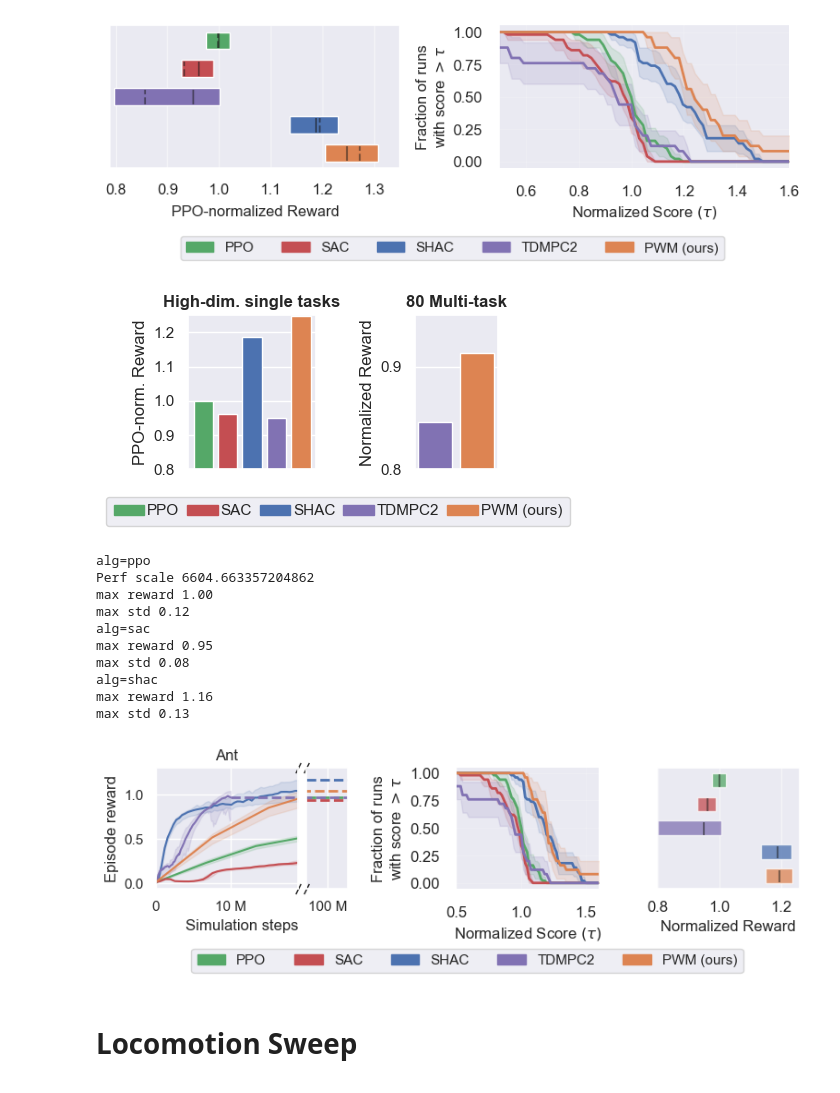
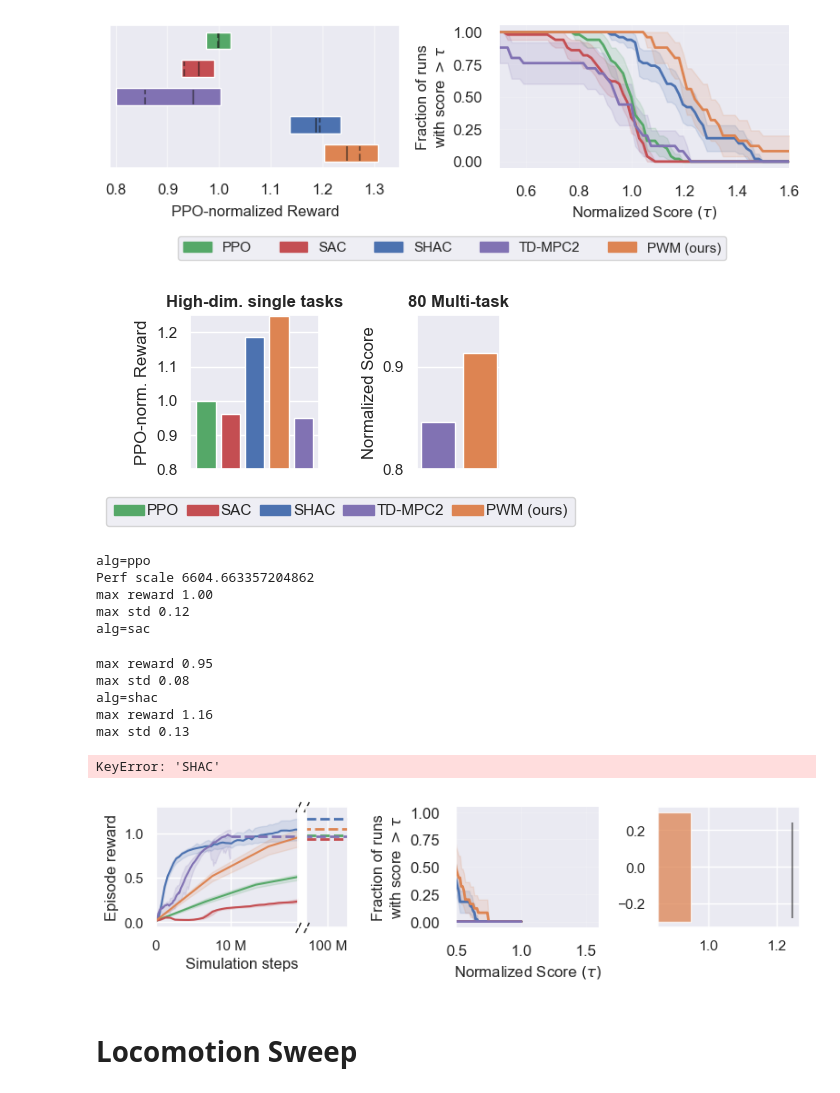
Before and after one commit to imgeorgiev/PWM, a Jupyter notebook: results/results.ipynb, the cells around one changed output. Cells and saved outputs as stored; diff of their text form; code cells hidden in the pictures.

Commit message:
update result plots and figures

```diff
--- a/results/results.ipynb
+++ b/results/results.ipynb
@@ -23,7 +23,7 @@ colors = {"PPO": colors[2],
          "SAC": colors[3],
          # "TDMPC (no planning)": colors[4],
          "SHAC": colors[0],
-         "TDMPC2": colors[4],
+         "TD-MPC2": colors[4],
          "PWM": colors[1]}
 
 # used to gather normalisation values
@@ -227,6 +227,9 @@ for alg in ["ppo", "sac", "shac", "tdmpc2", "pwm"]:
     scores = np.expand_dims(np.array(scores), -1)
     score_dict.update({alg.upper(): scores})
 
+score_dict["TD-MPC2"] = score_dict["TDMPC2"]
+del score_dict["TDMPC2"]
+
 tau = np.linspace(0.5, 2.0, 100)
 reps = 2000
 score_distributions, score_distributions_cis = rly.create_performance_profile(score_dict, tau, reps=reps, confidence_interval_size=0.95)
@@ -258,7 +261,7 @@ env = "ant"
 
 # plot CI and median
 h=0.6
-labels = ["PPO", "SAC", "TDMPC2", "SHAC", "PWM"][::-1]
+labels = ["PPO", "SAC", "TD-MPC2", "SHAC", "PWM"][::-1]
 
 plot_utils.plot_performance_profiles(
   score_distributions, tau,
@@ -303,7 +306,7 @@ plt.tight_layout()
 
 # Create fancy legend
 fig.legend(handles=fancy_legend, loc='center', bbox_to_anchor=(0.5, -0.05), fancybox=True, shadow=False, ncol=len(fancy_legend))
-plt.savefig("../figures/dflex_results_agg.png", bbox_inches="tight", pad_inches=0)
+plt.savefig("../figures/dflex_results_agg.pdf", bbox_inches="tight", pad_inches=0)
 # %% [output]
 [figure]
 # %%
@@ -342,7 +345,7 @@ pwm_scores = pwm_data.score.values[..., None, None]
 
 # score dict is {algo: np.array num_exp x seeds x episode_rewards}
 score_dict_mt = {
-            "TDMPC2": tdmpc_scores,
+            "TD-MPC2": tdmpc_scores,
             "PWM": pwm_scores,
             }
 
@@ -359,7 +362,7 @@ for alg, rew in iqm_scores_mt.items():
     i += 1
 
 ax2.set_ylim((0.8, 0.95))
-ax2.set_ylabel("Normalized Reward")
+ax2.set_ylabel("Normalized Score")
 ax2.set_xticks([])
 ax2.set_yticks([0.8, 0.9])
 ax2.set_title("80 Multi-task", fontweight="bold")
@@ -367,9 +370,9 @@ ax2.set_title("80 Multi-task", fontweight="bold")
 
 f.legend(handles=fancy_legend, loc='center', bbox_to_anchor=(0.5, -0.1), fancybox=True, shadow=False, ncol=len(fancy_legend), columnspacing=0.5, handletextpad=0.2, borderpad=0.5)
 plt.tight_layout()
-plt.savefig("../figures/teaser.png", bbox_inches="tight", pad_inches=0)
+plt.savefig("../figures/teaser.pdf", bbox_inches="tight", pad_inches=0)
 # %% [output]
-[figure, old version]
+[figure, new version]
 # %%
 # Ant Figure
 fig, ax = plt.subplot_mosaic("0001..222.333", figsize=(9,1.7), sharey=False)
@@ -421,12 +424,12 @@ data = process_step_data_iqm("data/tdmpc2_ant.csv", col=col, downsample=500, smo
 data[f"{col}"] /= perf_scale
 data[f"{col}_min"] /= perf_scale
 data[f"{col}_max"] /= perf_scale
-ax['0'].plot(data.index, data[col], color=colors["TDMPC2"])
-ax['0'].fill_between(data.index, data[f"{col}_min"], data[f"{col}_max"], color=colors["TDMPC2"], alpha=0.15)
+ax['0'].plot(data.index, data[col], color=colors["TD-MPC2"])
+ax['0'].fill_between(data.index, data[f"{col}_min"], data[f"{col}_max"], color=colors["TD-MPC2"], alpha=0.15)
 last = data.index[-1]
 span = (last, span[1])
-ax['0'].plot(np.linspace(span[0],span[1], n), data[f"{col}"].dropna().iloc[-1].repeat(n), '--', c=colors["TDMPC2"], lw=2)
-ax['1'].plot(np.linspace(span[0],span[1], n), data[f"{col}"].dropna().iloc[-1].repeat(n), '--', c=colors["TDMPC2"], lw=2)
+ax['0'].plot(np.linspace(span[0],span[1], n), data[f"{col}"].dropna().iloc[-1].repeat(n), '--', c=colors["TD-MPC2"], lw=2)
+ax['1'].plot(np.linspace(span[0],span[1], n), data[f"{col}"].dropna().iloc[-1].repeat(n), '--', c=colors["TD-MPC2"], lw=2)
 
 # plot PWM
 col = "rewards"
@@ -463,7 +466,7 @@ ax['1'].plot([0, 0], [0, 1], transform=ax['1'].transAxes, **kwargs)
 
 # plot CI and median
 h=0.6
-labels = ["PPO", "SAC", "TDMPC2", "SHAC", "PWM"][::-1]
+labels = ["PPO", "SAC", "TD-MPC2", "SHAC", "PWM"][::-1]
 
 plot_utils.plot_performance_profiles(
   score_distributions, tau,
@@ -484,39 +487,40 @@ for idx, alg in enumerate(labels):
         ymin=idx - (7.5 * h / 16),
         ymax=idx + (6.5 * h / 16),
         color='k',
         alpha=0.5)
 
 # cleanup grid and axis
 ax['3'].spines['left'].set_visible(False)
 ax['3'].grid(False)
 ax['3'].grid(True, axis='x', alpha=0.5)
 ax['3'].set_yticks([])
 ax['3'].set_xlabel("Normalized Reward", fontsize='medium')
 ax['3'].tick_params(axis='both', which='major', labelsize='medium')
 ax['0'].set_title("Ant")
 # ax['3'].set_xlim((0.79, 1.3))
 
 
 # plt.tight_layout(h_pad=10, w_pad=3)
 plt.tight_layout()
 
 # Create fancy legend
 # ax['1'].legend(handles=fancy_legend, loc='upper center', bbox_to_anchor=(3.7, -0.4),
 #           fancybox=True, shadow=False, ncol=5)
 fig.legend(handles=fancy_legend, loc='center', bbox_to_anchor=(0.5, -0.35), fancybox=True, shadow=False, ncol=len(fancy_legend))
 plt.savefig("../figures/dflex_results.pdf", bbox_inches="tight")
 # %% [output]
 alg=ppo
 Perf scale 6604.663357204862
 max reward 1.00
 max std 0.12
 alg=sac
-max reward 0.95
-max std 0.08
-alg=shac
-max reward 1.16
-max std 0.13
+max reward 0.95
+max std 0.08
+alg=shac
+max reward 1.16
+max std 0.13
+KeyError: 'SHAC'
-[figure, old version]
+[figure, new version]
 # %% [markdown]
 # Locomotion Sweep
 # %%
```
Also changed, not shown: parts of 4 cells of this notebook, 13 other files.
